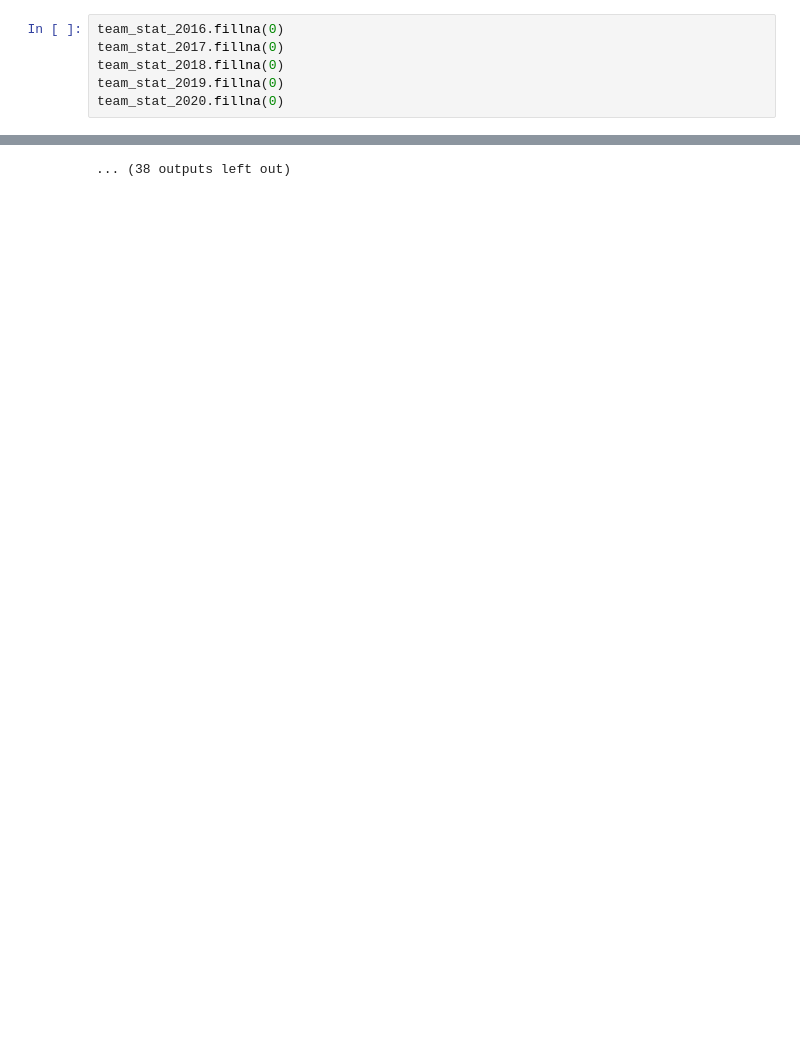
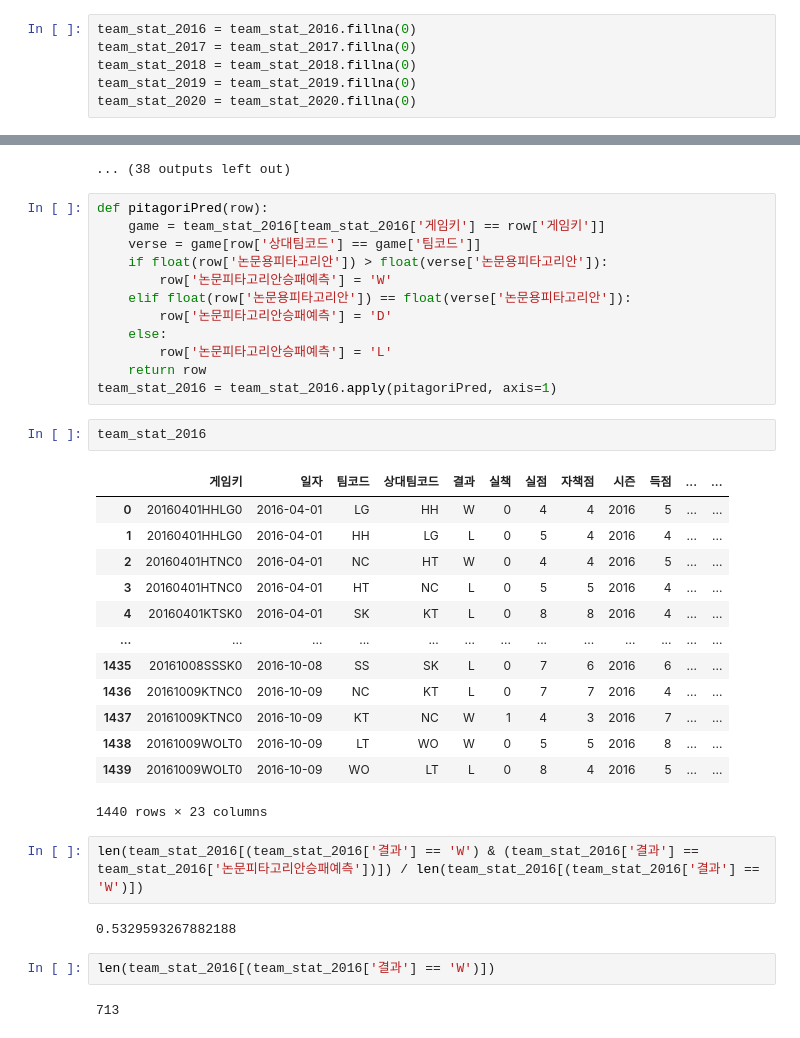
Before and after one commit to seonghunYang/big_contest2020, a Jupyter notebook: EDA2-팀별 경기시작전 평균득점, 실점, 승률, 상대승률과 승패와의 관계 .ipynb, the cells around one changed output, grey strips where cells are left out. Saved outputs shown, nothing was run; the diff lists cells and outputs as text; blank space fills up the shorter version.

```diff
--- a/EDA2-팀별 경기시작전 평균득점, 실점, 승률, 상대승률과 승패와의 관계 .ipynb
+++ b/EDA2-팀별 경기시작전 평균득점, 실점, 승률, 상대승률과 승패와의 관계 .ipynb
@@ -211,8 +251,8 @@ team_stat_2018
 | 1439 | 20181014OBLT0 | 2018-10-14 | OB | LT | W | 0 | 1 | 1 | 2018 | 5 | ... | ... |
 1440 rows × 22 columns
 # %%
-team_stat_2016.fillna(0)
-team_stat_2017.fillna(0)
-team_stat_2018.fillna(0)
-team_stat_2019.fillna(0)
-team_stat_2020.fillna(0)
+team_stat_2016 = team_stat_2016.fillna(0)
+team_stat_2017 = team_stat_2017.fillna(0)
+team_stat_2018 = team_stat_2018.fillna(0)
+team_stat_2019 = team_stat_2019.fillna(0)
+team_stat_2020 = team_stat_2020.fillna(0)
@@ -294,3 +320,39 @@ for team_season in team_stat_list:
 [interactive output not drawn]
 [interactive output not drawn]
 ... (38 outputs left out)
+# %%
+def pitagoriPred(row):
+    game = team_stat_2016[team_stat_2016['게임키'] == row['게임키']]
+    verse = game[row['상대팀코드'] == game['팀코드']]
+    if float(row['논문용피타고리안']) > float(verse['논문용피타고리안']):
+        row['논문피타고리안승패예측'] = 'W'
+    elif float(row['논문용피타고리안']) == float(verse['논문용피타고리안']):
+        row['논문피타고리안승패예측'] = 'D'
+    else:
+        row['논문피타고리안승패예측'] = 'L'
+    return row
+team_stat_2016 = team_stat_2016.apply(pitagoriPred, axis=1)
+# %%
+team_stat_2016
+# %% [output]
+|  | 게임키 | 일자 | 팀코드 | 상대팀코드 | 결과 | 실책 | 실점 | 자책점 | 시즌 | 득점 | ... | ... |
+| 0 | 20160401HHLG0 | 2016-04-01 | LG | HH | W | 0 | 4 | 4 | 2016 | 5 | ... | ... |
+| 1 | 20160401HHLG0 | 2016-04-01 | HH | LG | L | 0 | 5 | 4 | 2016 | 4 | ... | ... |
+| 2 | 20160401HTNC0 | 2016-04-01 | NC | HT | W | 0 | 4 | 4 | 2016 | 5 | ... | ... |
+| 3 | 20160401HTNC0 | 2016-04-01 | HT | NC | L | 0 | 5 | 5 | 2016 | 4 | ... | ... |
+| 4 | 20160401KTSK0 | 2016-04-01 | SK | KT | L | 0 | 8 | 8 | 2016 | 4 | ... | ... |
+| ... | ... | ... | ... | ... | ... | ... | ... | ... | ... | ... | ... | ... |
+| 1435 | 20161008SSSK0 | 2016-10-08 | SS | SK | L | 0 | 7 | 6 | 2016 | 6 | ... | ... |
+| 1436 | 20161009KTNC0 | 2016-10-09 | NC | KT | L | 0 | 7 | 7 | 2016 | 4 | ... | ... |
+| 1437 | 20161009KTNC0 | 2016-10-09 | KT | NC | W | 1 | 4 | 3 | 2016 | 7 | ... | ... |
+| 1438 | 20161009WOLT0 | 2016-10-09 | LT | WO | W | 0 | 5 | 5 | 2016 | 8 | ... | ... |
+| 1439 | 20161009WOLT0 | 2016-10-09 | WO | LT | L | 0 | 8 | 4 | 2016 | 5 | ... | ... |
+1440 rows × 23 columns
+# %%
+len(team_stat_2016[(team_stat_2016['결과'] == 'W') & (team_stat_2016['결과'] == team_stat_2016['논문피타고리안승패예측'])]) / len(team_stat_2016[(team_stat_2016['결과'] == 'W')])
+# %% [output]
+0.5329593267882188
+# %%
+len(team_stat_2016[(team_stat_2016['결과'] == 'W')])
+# %% [output]
+713
```
Also changed, not shown: parts of 4 cells of this notebook.
